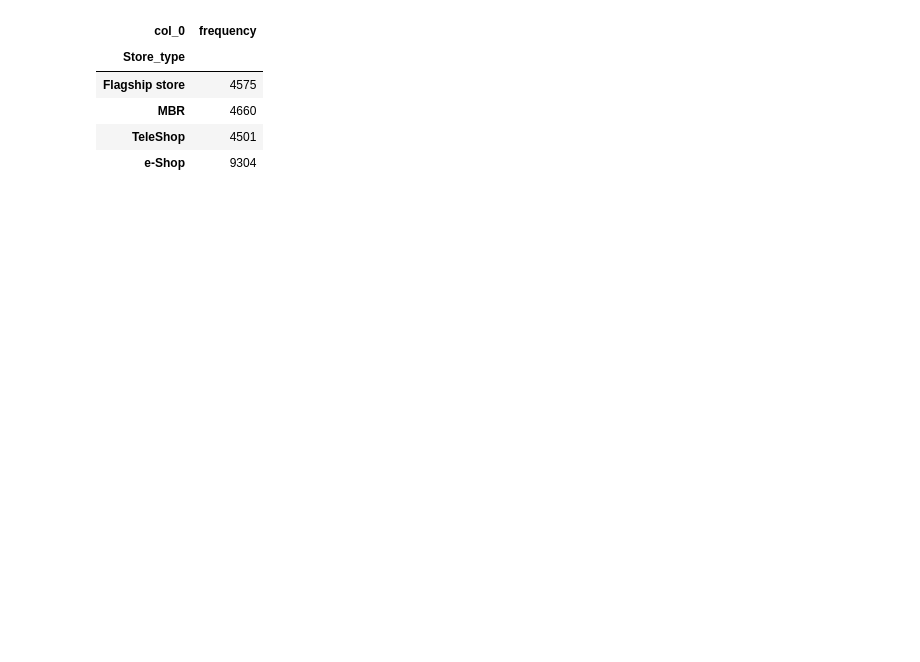
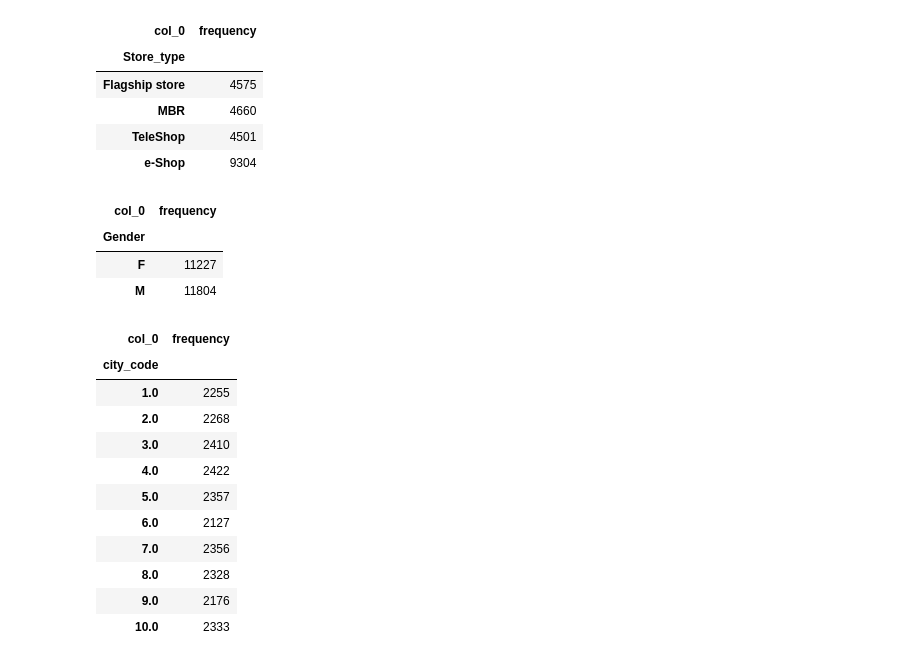
Before and after one commit to sakshisv/Retail-Case-Study, a Jupyter notebook: Retail Case Study (Python).ipynb, the cells around one changed output. Cells and saved outputs as stored; diff of their text form; code cells hidden in the pictures; blank space fills up the shorter version.

```diff
--- a/Retail Case Study (Python).ipynb
+++ b/Retail Case Study (Python).ipynb
@@ -232,3 +252,25 @@ pd.crosstab(index = Customer_Final['Store_type'], columns = 'frequency')
 | MBR | 4660 |
 | TeleShop | 4501 |
 | e-Shop | 9304 |
+# %%
+pd.crosstab(index = Customer_Final['Gender'], columns = 'frequency')
+# %% [output]
+| col_0 | frequency |
+| Gender |  |
+| F | 11227 |
+| M | 11804 |
+# %%
+pd.crosstab(index = Customer_Final['city_code'], columns = 'frequency')
+# %% [output]
+| col_0 | frequency |
+| city_code |  |
+| 1.0 | 2255 |
+| 2.0 | 2268 |
+| 3.0 | 2410 |
+| 4.0 | 2422 |
+| 5.0 | 2357 |
+| 6.0 | 2127 |
+| 7.0 | 2356 |
+| 8.0 | 2328 |
+| 9.0 | 2176 |
+| 10.0 | 2333 |
```
Also changed, not shown: parts of 7 cells of this notebook.
